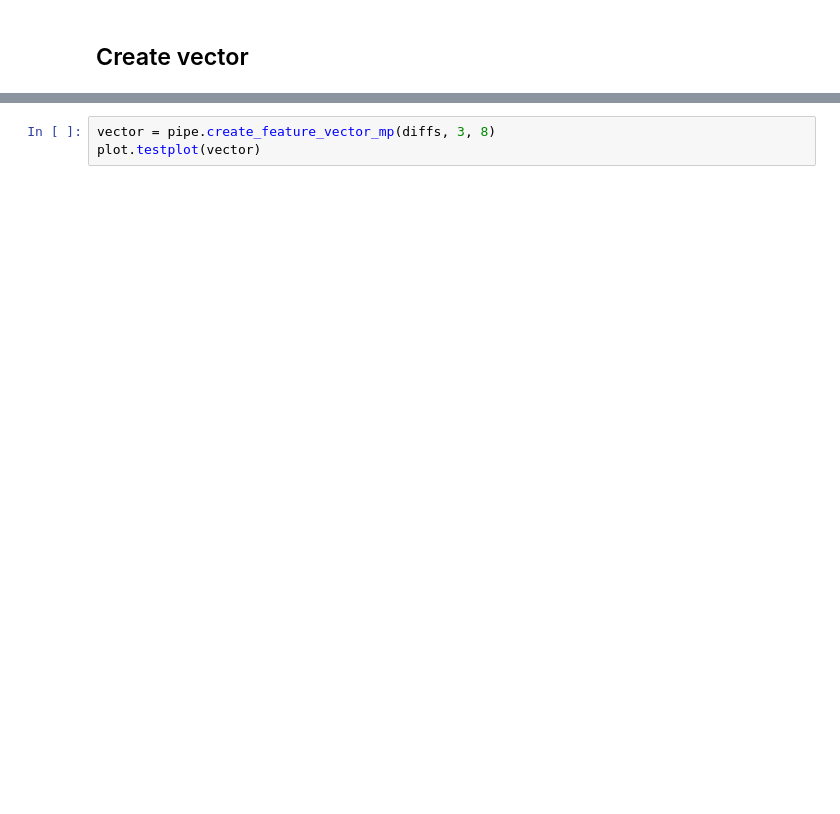
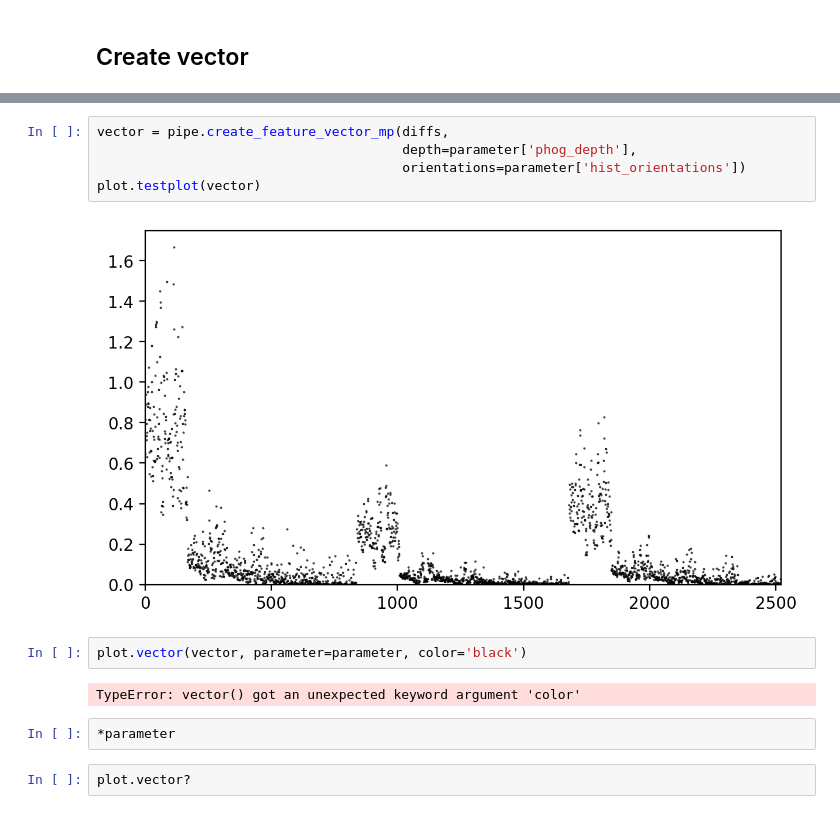
Before and after one commit to nilsschillmann/bachelor, a Jupyter notebook: example.ipynb, the cells around one changed output, grey strips where cells are left out. Cells and saved outputs as stored; diff of their text form; blank space fills up the shorter version.

```diff
--- a/example.ipynb
+++ b/example.ipynb
@@ -52,3 +122,15 @@ plot.img(diffs[0][0])
 # %%
-vector = pipe.create_feature_vector_mp(diffs, 3, 8)
+vector = pipe.create_feature_vector_mp(diffs,
+                                       depth=parameter['phog_depth'],
+                                       orientations=parameter['hist_orientations'])
 plot.testplot(vector)
+# %% [output]
+[figure, added]
+# %%
+plot.vector(vector, parameter=parameter, color='black')
+# %% [output]
+TypeError: vector() got an unexpected keyword argument 'color'
+# %%
+*parameter
+# %%
+plot.vector?
```
Also changed, not shown: parts of 20 cells of this notebook, 3 other files.
